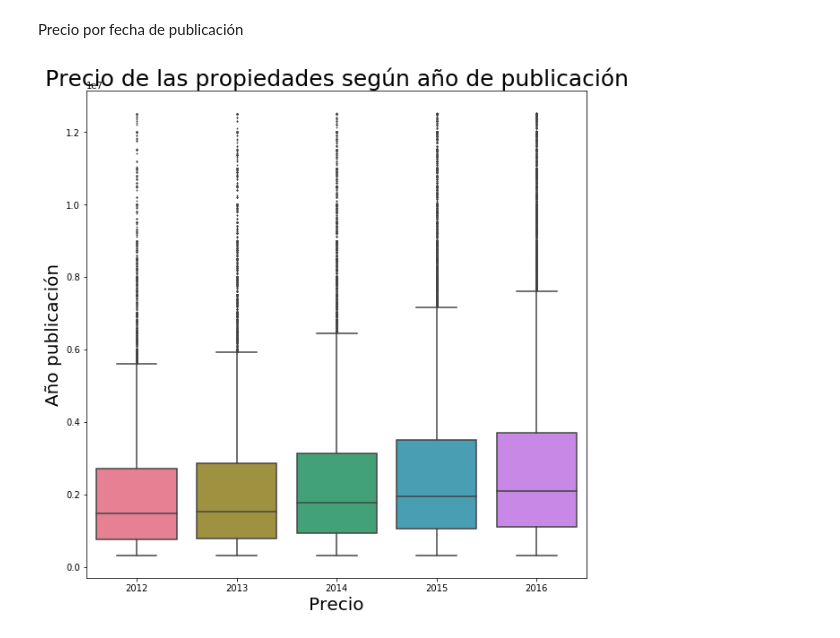
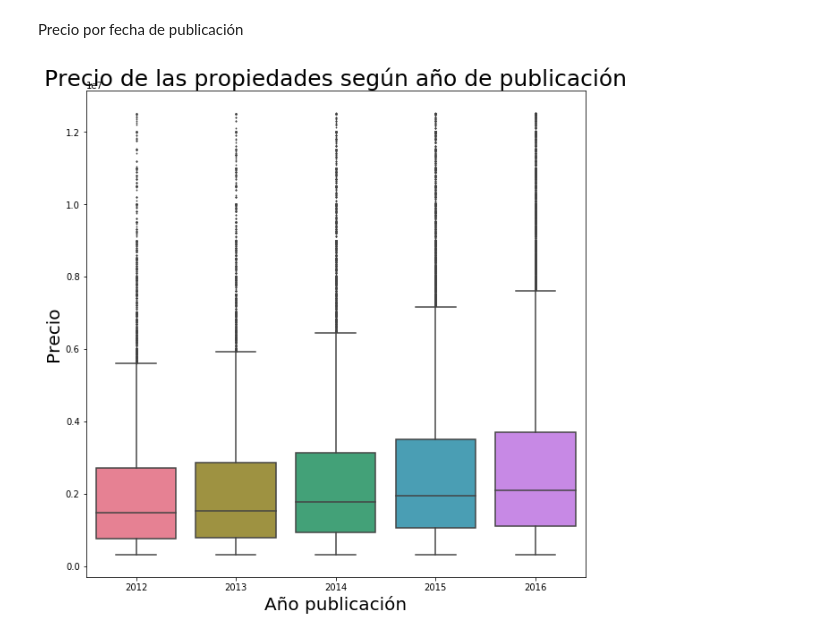
Before and after one commit to lorenzolgz/orgadatostp1, a Jupyter notebook: Análisis_Ailu.ipynb, the cells around one changed output. Drawn from its saved outputs; the diff is of its cells as text; code cells hidden in the pictures.

```diff
--- a/Análisis_Ailu.ipynb
+++ b/Análisis_Ailu.ipynb
@@ -416,10 +416,10 @@ Precio por fecha de publicación
 # %%
 plt.figure(figsize=(10,10))
 g = sns.boxplot(x="año", y="precio", data=df_anio_precio, palette="husl", fliersize=1)
 g.set_title("Precio de las propiedades según año de publicación", fontsize=25)
-g.set_xlabel("Precio", fontsize=20)
-g.set_ylabel("Año publicación", fontsize=20)
+g.set_ylabel("Precio", fontsize=20)
+g.set_xlabel("Año publicación", fontsize=20)
 
 plt.savefig('/home/ailen-magali/Documentos/precio_por_año.png', bbox_inches = 'tight', pad_inches = 0.1)
 # %% [output]
-[figure, old version]
+[figure, new version]
```
